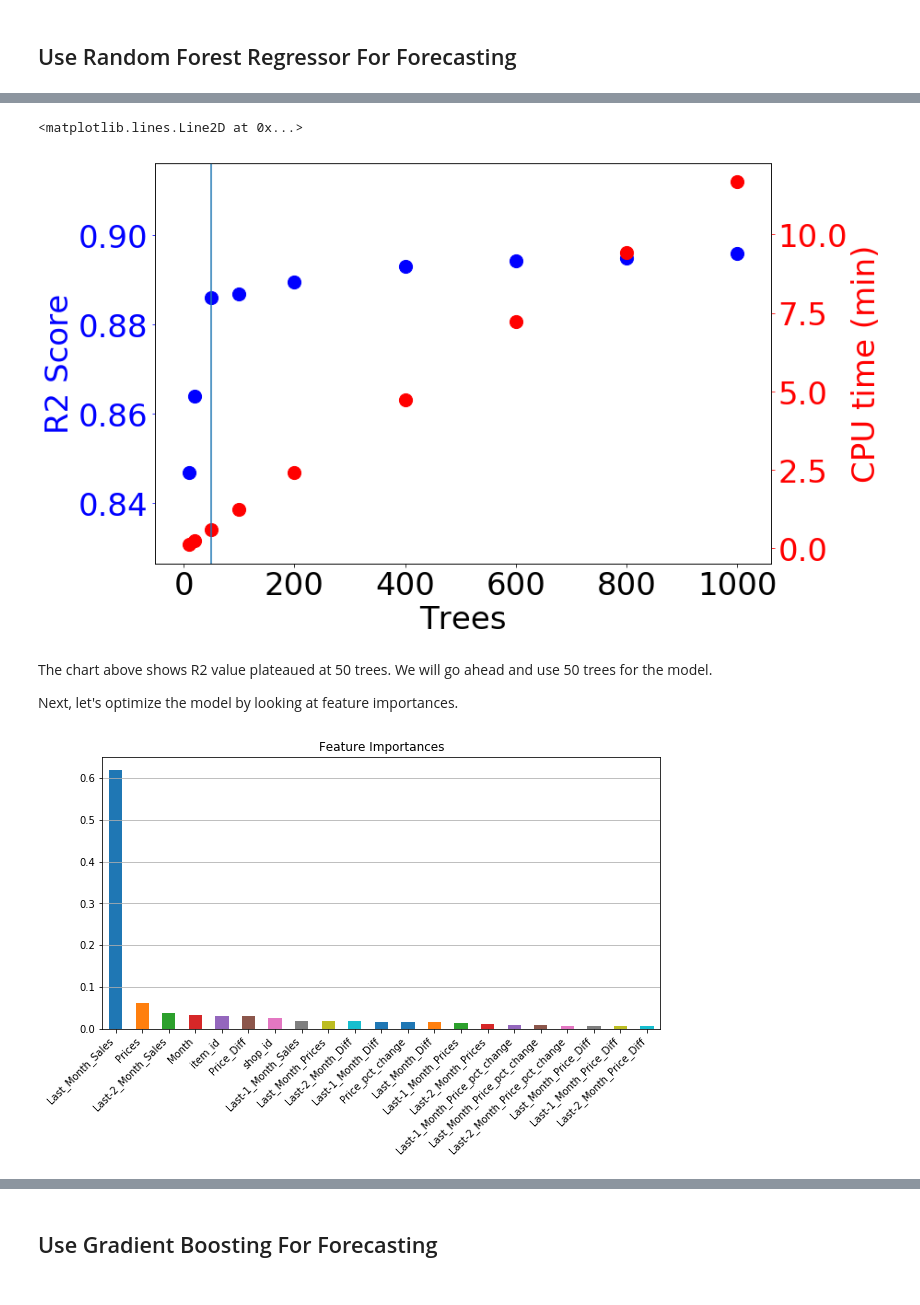
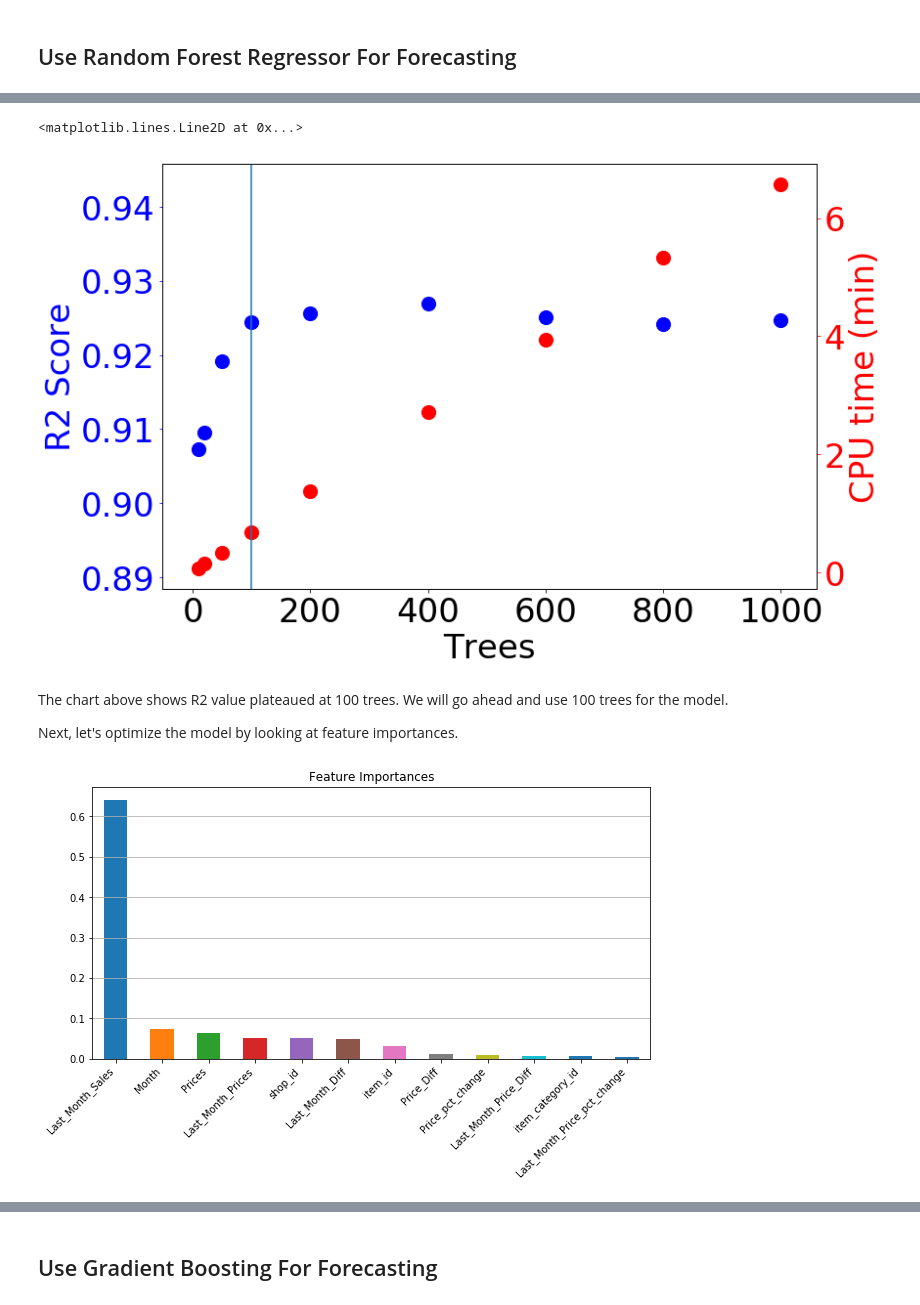
Before and after one commit to chhchang/Predicting-Future-Sales, a Jupyter notebook: Random Forests & Gradient Boosting Models.ipynb, the cells around one changed output, grey strips where cells are left out. Drawn from its saved outputs; the diff is of its cells as text; code cells hidden in the pictures.

```diff
--- a/Random Forests & Gradient Boosting Models.ipynb
+++ b/Random Forests & Gradient Boosting Models.ipynb
@@ -99,7 +99,7 @@ dtypes: float64(68), int64(2)
 memory usage: 1.0 MB
 # %%
 # Extract index as a single dataframe
-df_index = df_pivot[['shop_id','item_id']]
+df_index = df_pivot[['shop_id','item_id','item_category_id']]
 
 print(df_index.head())
 df_index.info()
@@ -166,6 +167,6 @@ df_price.head()
 # %%
 # Return the pivoted dataframe back to modeling readable format
-melt_sales = df_sales.melt(id_vars=['shop_id','item_id'], var_name='Month', value_name='Sales')
+melt_sales = df_sales.melt(id_vars=['shop_id','item_id','item_category_id'], var_name='Month', value_name='Sales')
 melt_sales['Month'] = melt_sales['Month'].astype(int)
 
 melt_sales.head()
@@ -191,4 +193,4 @@ memory usage: 2.0 MB
 # %%
-melt_prices = df_price.melt(id_vars=['shop_id','item_id'], var_name='Month', value_name='Prices')
+melt_prices = df_price.melt(id_vars=['shop_id','item_id','item_category_id'], var_name='Month', value_name='Prices')
 melt_prices.head()
 # %% [output]
@@ -363,7 +438,6 @@ def r2(y_test, y_pred):
 # %% [markdown]
 ### Create baseline model for comparison
 # %%
-mean_rms = []
 mean_absolute_error = []
 r2s = []
 
@@ -375,23 +449,14 @@ for month in arange(31,33):
     p = test['Sales'].values
     val = test['Last_Month_Sales'].values
 
-    error = rms(val, p)
     abs_error = mean(abs(val - p))
     error_r2 = r2(val, p)
-    #percent_error = (abs_error / yts).mean()
 
-    print('Month %s - RMS %.3f \t Absolute Error %.3f \t R2 %.2f' % (month, error, abs_error, error_r2))
+    print('Month %s - Absolute Error %.3f \t R2 %.2f' % (month, abs_error, error_r2))
 
-    mean_rms.append(error)
     mean_absolute_error.append(abs_error)
     r2s.append(error_r2)
 
-    #do some stuff
-    stop = time.time()
-    duration = stop-start
-    #print('Process time %.2f' % duration)
-
-print('Mean Error = %.3f' % np.mean(mean_rms))
 print('Mean Absolute Error = %.3f' % np.mean(mean_absolute_error))
 print('Median R2 Score = %.3f' % np.median(r2s))
 print('Mean R2 Score = %.3f' % np.mean(r2s))
@@ -634,33 +568,40 @@ Wall time: 17min 25s
 # %%
 from collections import OrderedDict
 df_rf = pd.DataFrame(OrderedDict({"Trees": [10, 20, 50, 100, 200, 400, 600, 800, 1000],
                      "R2 Score": R2Score, "CPU Time": CompTime}))
 fig, ax1 = plt.subplots(figsize=(12,8))
 ax1.scatter(df_rf.Trees, df_rf["R2 Score"], color='b', s=200)
 ax1.set_ylabel("R2 Score", size=34, color='b')
 plt.xticks(fontsize=34)
 plt.xlabel("Trees", size=34)
 ax1.tick_params('y', colors='b', labelsize=34)
 
 ax2 = ax1.twinx()
 ax2.scatter(df_rf.Trees, df_rf["CPU Time"], color='r', s=200)
 ax2.set_ylabel("CPU time (min)", size=34, color='r')
 ax2.tick_params('y', colors='r', labelsize = 34)
 
-plt.axvline(50)
+plt.axvline(100)
 # %% [output]
 <matplotlib.lines.Line2D at 0x...>
-[figure, old version]
+[figure, new version]
 # %% [markdown]
-The chart above shows R2 value plateaued at 50 trees. We will go ahead and use 50 trees for the model.
+The chart above shows R2 value plateaued at 100 trees. We will go ahead and use 100 trees for the model.
 
 Next, let's optimize the model by looking at feature importances.
 # %%
-predictors = [x for x in melt4.columns if x not in 'Sales']
+train = melt2[melt2['Month'] < 32]
+test = melt2[melt2['Month'] == 32]
+xtr, xts = train.drop(['Sales'], axis=1), test.drop(['Sales'], axis=1)
+ytr, yts = train['Sales'].values, test['Sales'].values
+mdl = RandomForestRegressor(n_estimators=100, n_jobs=-1, random_state=0)
+mdl.fit(xtr, ytr)
+
+predictors = [x for x in melt2.columns if x not in 'Sales']
 plt.subplots(figsize=(10,5))
 coef = pd.Series(mdl.feature_importances_, predictors).sort_values(ascending=False)
 coef.plot(kind='bar', title='Feature Importances')
 plt.xticks(rotation=45,horizontalalignment='right')
 plt.grid(True, axis='y')
 # %% [output]
-[figure, old version]
+[figure, new version]
```
Also changed, not shown: parts of 69 cells of this notebook.
